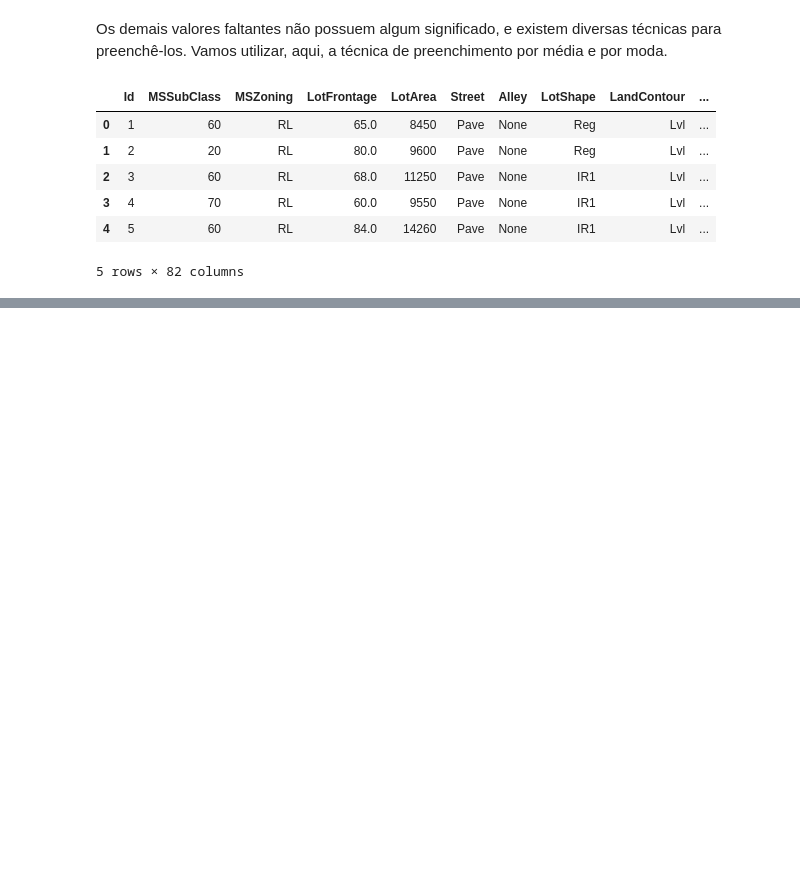
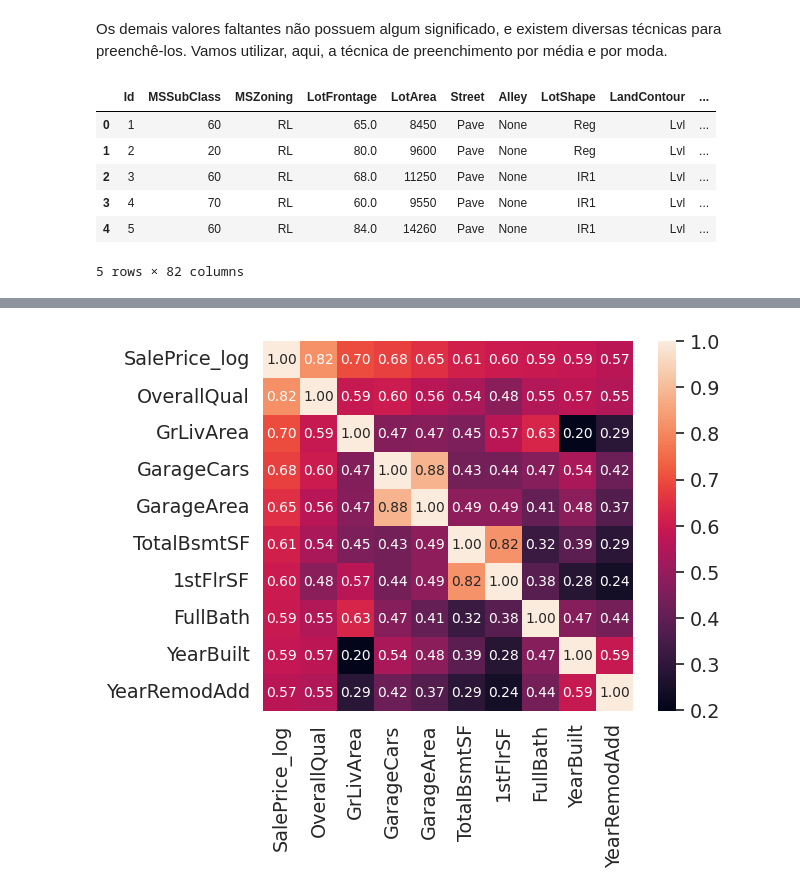
Before and after one commit to thomaschiari/ML_AI-Training, a Jupyter notebook: M1-Introduction/Exploratory-Preprocessing.ipynb, the cells around one changed output, grey strips where cells are left out. Saved outputs shown, nothing was run; the diff lists cells and outputs as text; code cells hidden in the pictures; blank space fills up the shorter version.

```diff
--- a/M1-Introduction/Exploratory-Preprocessing.ipynb
+++ b/M1-Introduction/Exploratory-Preprocessing.ipynb
@@ -232,0 +239,16 @@ df.head()
+# %%
+df_num = df.select_dtypes(exclude='object')
+# %%
+def plotcorr(df, size, target):
+    corr = df.corr()
+    corrabs = corr.abs()
+    cols = corrabs.nlargest(size, target)[target].index
+    cm = np.corrcoef(df[cols].values.T)
+    sns.set(font_scale=1.25)
+    hm = sns.heatmap(cm, cbar=True, annot=True, square=True, fmt='.2f', annot_kws={'size':10},
+                    yticklabels=cols.values, xticklabels=cols.values)
+    plt.show()
+# %%
+plotcorr(df_num, 10, 'SalePrice_log')
+# %% [output]
+[figure, added]
```
Also changed, not shown: parts of 4 cells of this notebook.
